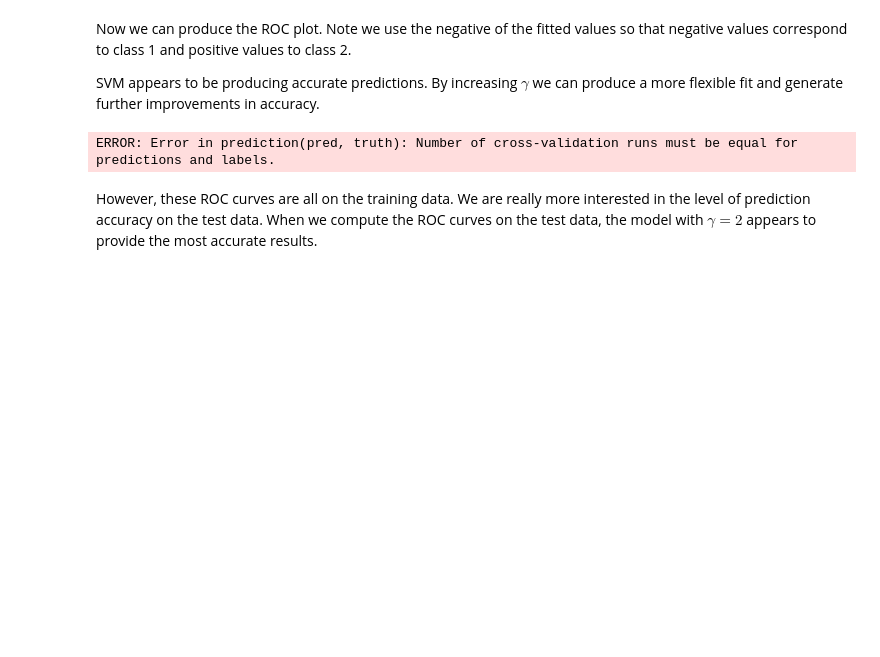
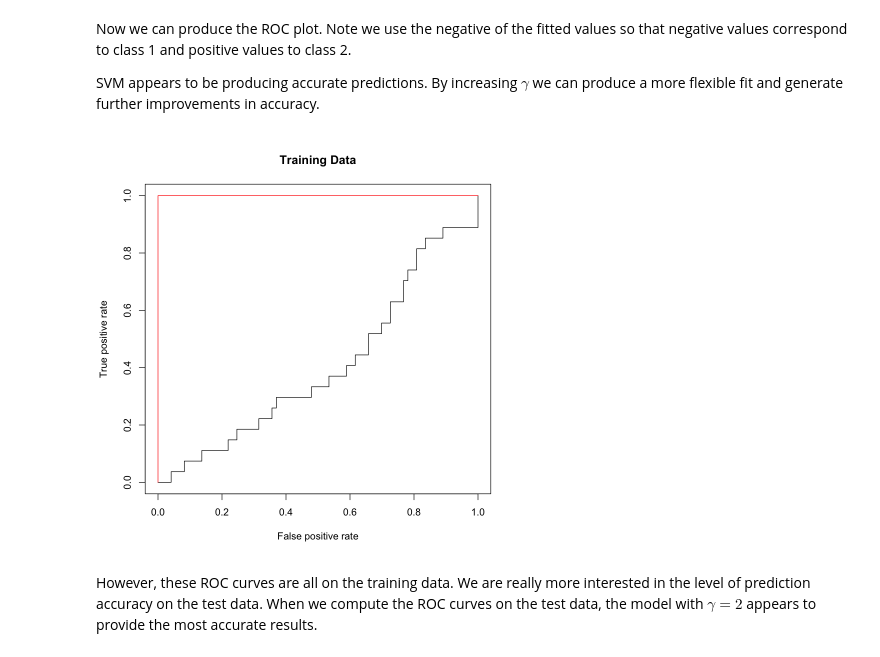
Before and after one commit to MoJabeen/DataScience_Nts, a Jupyter notebook: Notebooks/Support Vector Machines (R).ipynb, the cells around one changed output. Saved outputs shown, nothing was run; the diff lists cells and outputs as text; code cells hidden in the pictures; blank space fills up the shorter version.

```diff
--- a/Notebooks/Support Vector Machines (R).ipynb
+++ b/Notebooks/Support Vector Machines (R).ipynb
@@ -444,15 +491,16 @@ Now we can produce the ROC plot. Note we use the negative of the fitted values s
 SVM appears to be producing accurate predictions. By increasing $\gamma$ we can produce a more flexible fit and generate further improvements in accuracy.
 # %%
 rocplot(-fitted, dat[train, "y"], main = "Training Data")
+
 svmfit.flex <- svm(y ~ ., data = dat[train, ],
     kernel = "radial", gamma = 50, cost = 1,
     decision.values = TRUE)
 fitted <- attributes(
-    predict(svmfit.flex, dat[train, ], decision.values = TRUE)[,2]
+    predict(svmfit.flex, dat[train, ], decision.values = TRUE)
   )$decision.values
 rocplot(-fitted, dat[train, "y"], add = TRUE, col = "red")
 # %% [output]
-ERROR: Error in prediction(pred, truth): Number of cross-validation runs must be equal for predictions and labels.
+[figure, added]
 # %% [markdown]
 However, these ROC curves are all on the training data. We are really more interested in the level of prediction accuracy on the test data. When we compute the ROC curves on the test data, the model with $\gamma=2$ appears to provide the most accurate results.
 # %%
```
Also changed, not shown: parts of 15 cells of this notebook, 6 other files.
